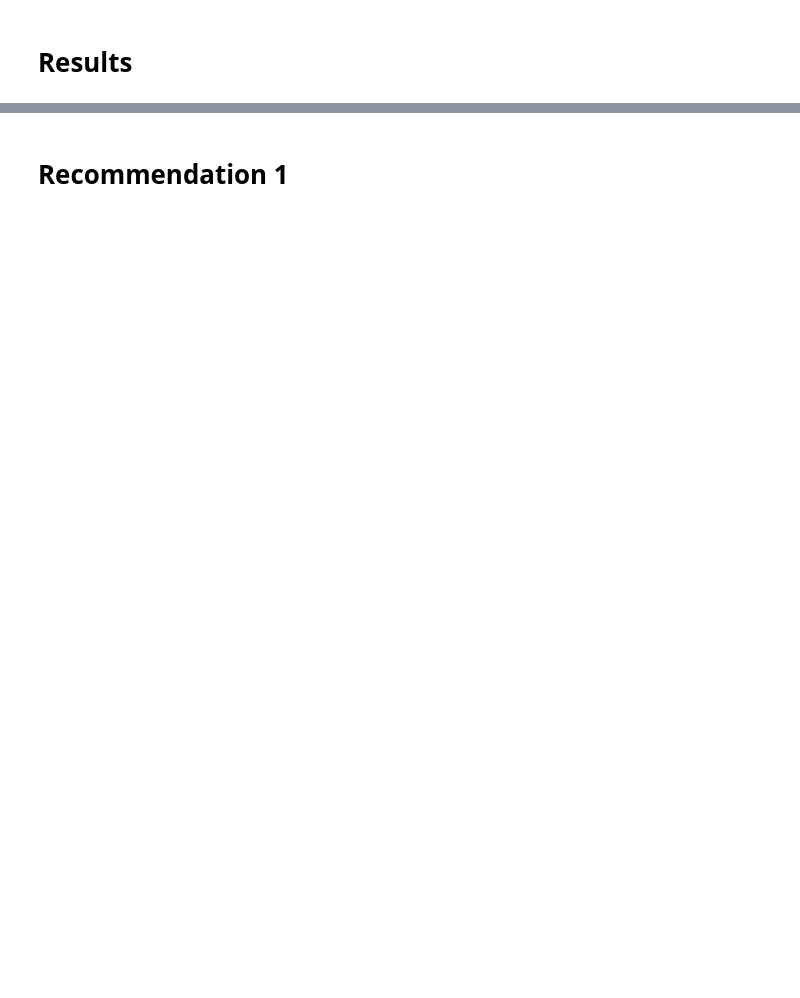
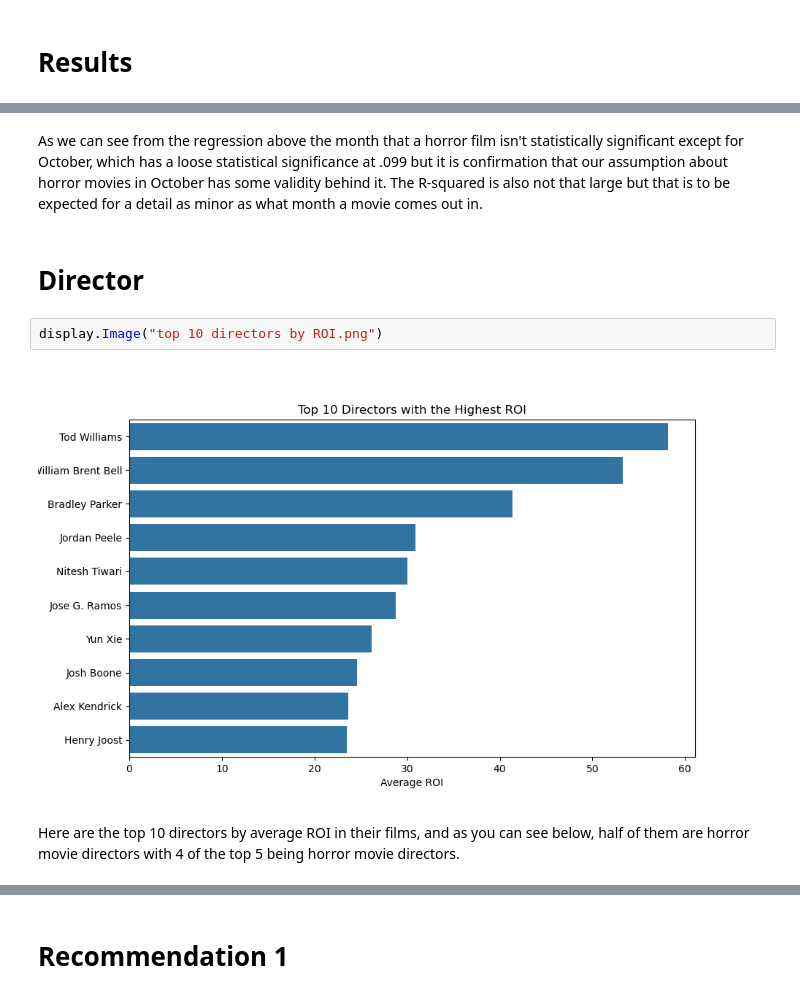
Before and after one commit to Keys2610/dsc-phase-2-project-v3, a Jupyter notebook: Final_Phase_2_Project_Notebook.ipynb, the cells around one changed output, grey strips where cells are left out. Cells and saved outputs as stored; diff of their text form; blank space fills up the shorter version.

```diff
--- a/Final_Phase_2_Project_Notebook.ipynb
+++ b/Final_Phase_2_Project_Notebook.ipynb
@@ -218,0 +265,10 @@ genre_list_stat_sig
+# %% [markdown]
+As we can see from the regression above the month that a horror film isn't statistically significant except for October, which has a loose statistical significance at .099 but it is confirmation that our assumption about horror movies in October has some validity behind it. The R-squared is also not that large but that is to be expected for a detail as minor as what month a movie comes out in.
+# %% [markdown]
+# Director
+# %%
+display.Image("top 10 directors by ROI.png")
+# %% [output]
+[figure, added]
+# %% [markdown]
+Here are the top 10 directors by average ROI in their films, and as you can see below, half of them are horror movie directors with 4 of the top 5 being horror movie directors.
```
Also changed, not shown: parts of 17 cells of this notebook, 7 other files.
